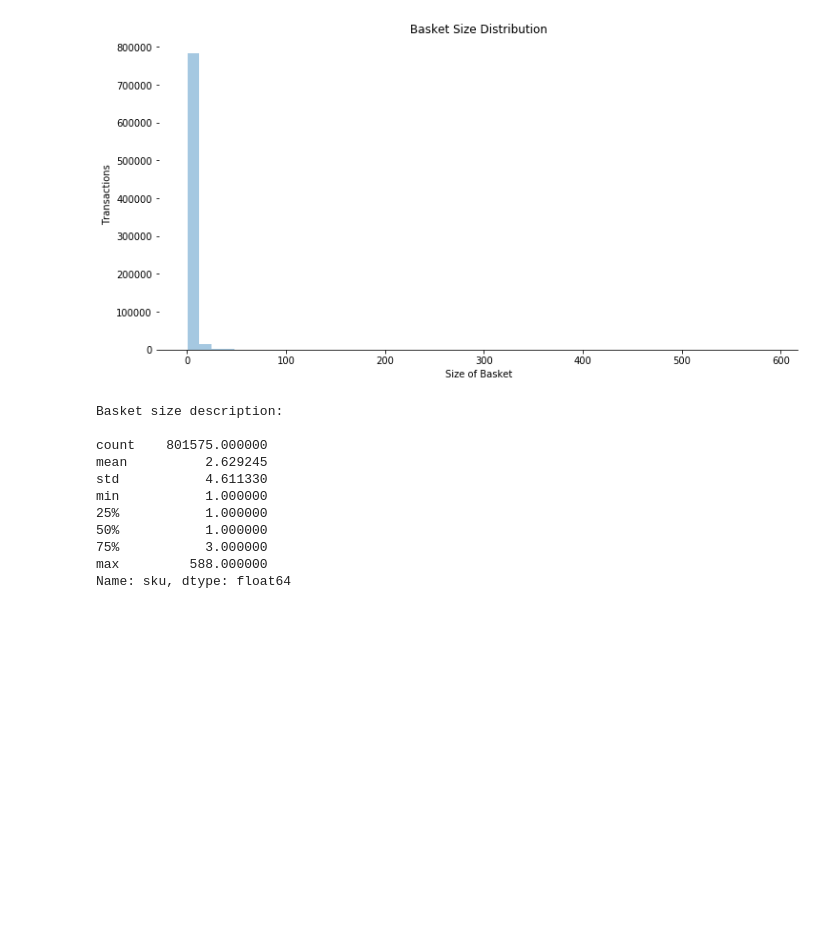
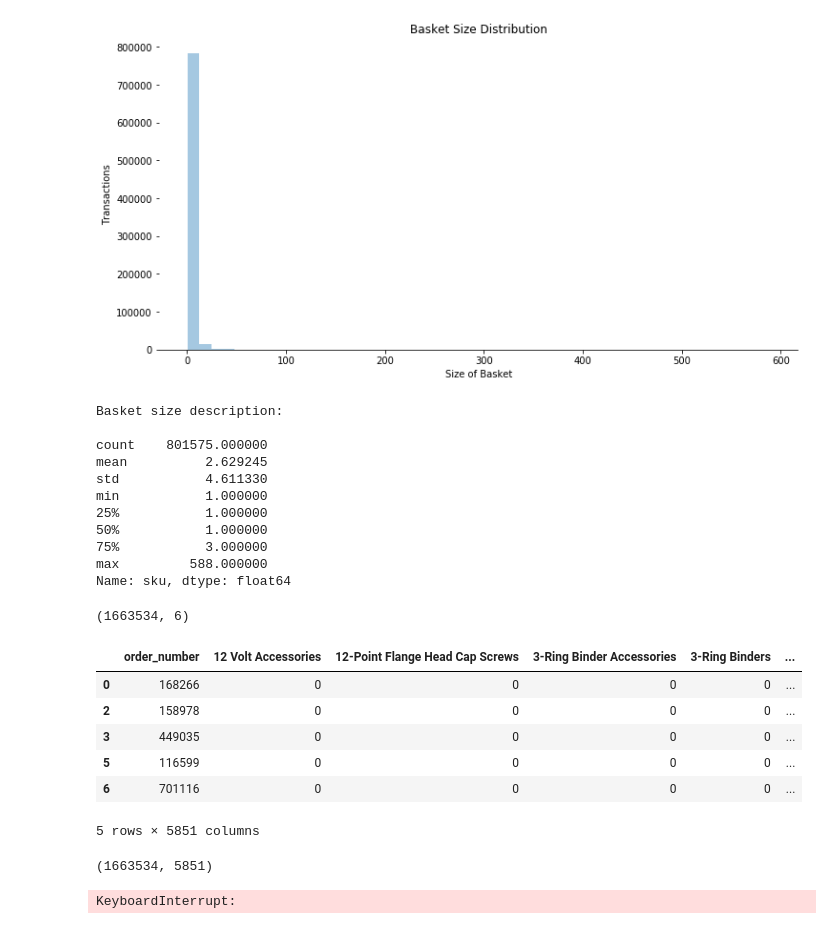
Before and after one commit to jpbacher/ecorp-recommendations, a Jupyter notebook: 00_EDA.ipynb, the cells around one changed output. Saved outputs shown, nothing was run; the diff lists cells and outputs as text; code cells hidden in the pictures; blank space fills up the shorter version.

```diff
--- a/00_EDA.ipynb
+++ b/00_EDA.ipynb
@@ -110,3 +110,29 @@ Name: sku, dtype: float64
 # %%
 # when we build rec engine, consider orders that have at least 2 items
 # not much more to explore for building rec system
+# %%
+t = trans_all[trans_all.groupby('order_number')['order_number'].transform(len) >= 2]
+# %%
+t.shape
+# %% [output]
+(1663534, 6)
+# %%
+l3_dummy = pd.get_dummies(t['l3'])
+# %%
+td = pd.concat([t, l3_dummy], axis=1)
+# %%
+td.drop(['l1', 'l2', 'l3', 'sku', 'brand'], axis=1, inplace=True)
+# %%
+td.head()
+# %% [output]
+|  | order_number | 12 Volt Accessories | 12-Point Flange Head Cap Screws | 3-Ring Binder Accessories | 3-Ring Binders | ... |
+| 0 | 168266 | 0 | 0 | 0 | 0 | ... |
+| 2 | 158978 | 0 | 0 | 0 | 0 | ... |
+| 3 | 449035 | 0 | 0 | 0 | 0 | ... |
+| 5 | 116599 | 0 | 0 | 0 | 0 | ... |
+| 6 | 701116 | 0 | 0 | 0 | 0 | ... |
+5 rows × 5851 columns
+# %%
+td.shape
+# %% [output]
+(1663534, 5851)
@@ -112,0 +141,6 @@ Name: sku, dtype: float64
+# %%
+td_feats = list(td.columns)
+td_feats.remove('order_number')
+td.groupby('order_number').sum()[td_feats].reset_index()
+# %% [output]
+KeyboardInterrupt:
```
Also changed, not shown: parts of 2 cells of this notebook, 1 other file.
